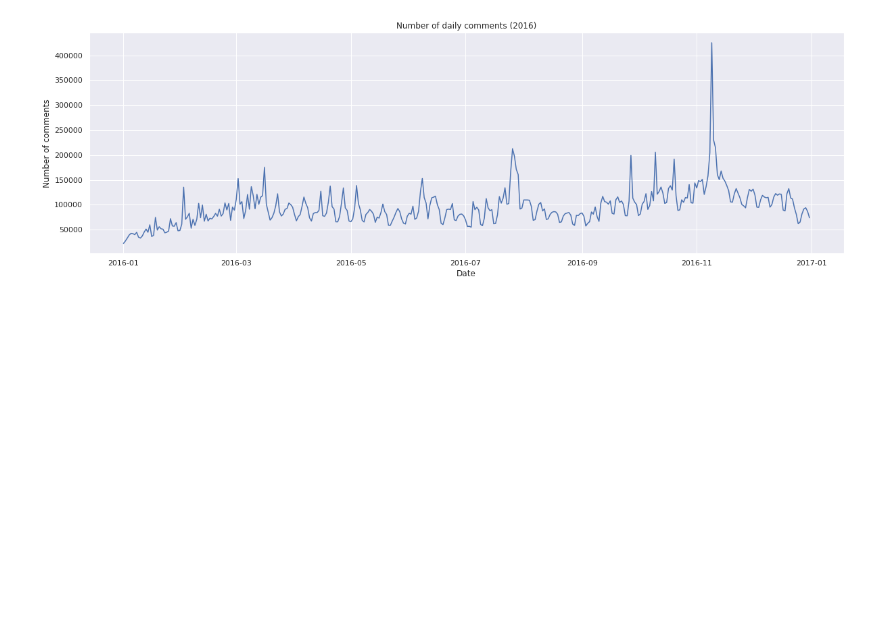
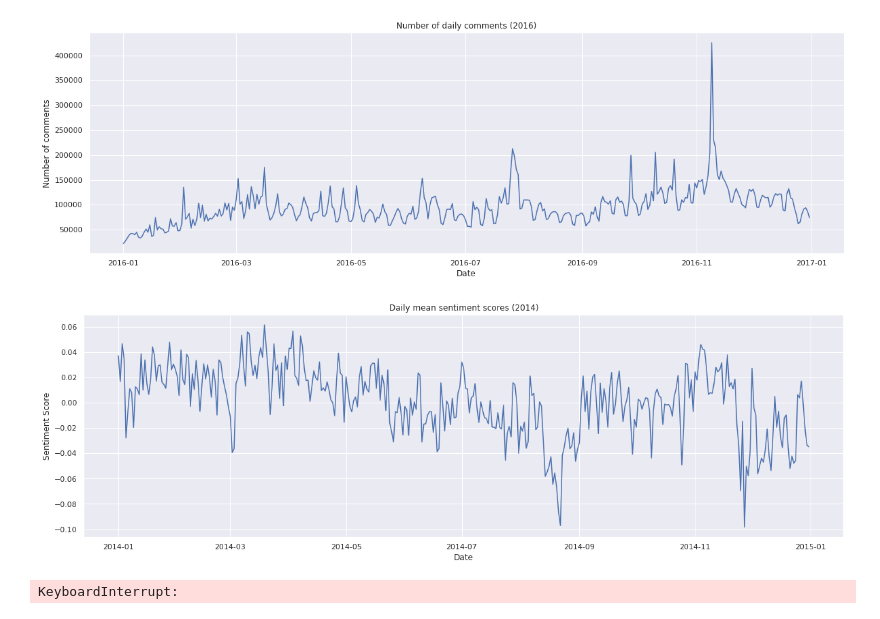
Before and after one commit to xavoliva/anlp_project, a Jupyter notebook: preprocessing.ipynb, the cells around one changed output. Saved outputs shown, nothing was run; the diff lists cells and outputs as text; code cells hidden in the pictures; blank space fills up the shorter version.

Commit message:
add midterm feedback and sentiment analysis

```diff
--- a/preprocessing.ipynb
+++ b/preprocessing.ipynb
@@ -12,7 +13,7 @@ YEARS = [2014, 2015, 2016]
 reddit = {}
 # %%
 for year in YEARS:
-    reddit[year] = load_data(DATA_PATH, year=year, tokenize=False, comp="parquet")
+    reddit[year] = load_data(DATA_PATH, year=year, tokenize=False, comp="parquet", dev=False)
 # %% [output]
 Loading data of 2014...
 Loading data of 2015...
@@ -38,3 +39,9 @@ for year in YEARS:
 [figure]
 [figure]
 [figure]
+# %%
+for year in YEARS:
+    plot_daily_sentiment(reddit[year], year=year)
+# %% [output]
+[figure, added]
+KeyboardInterrupt:
```
Also changed, not shown: parts of 2 cells of this notebook, 3 other files.
